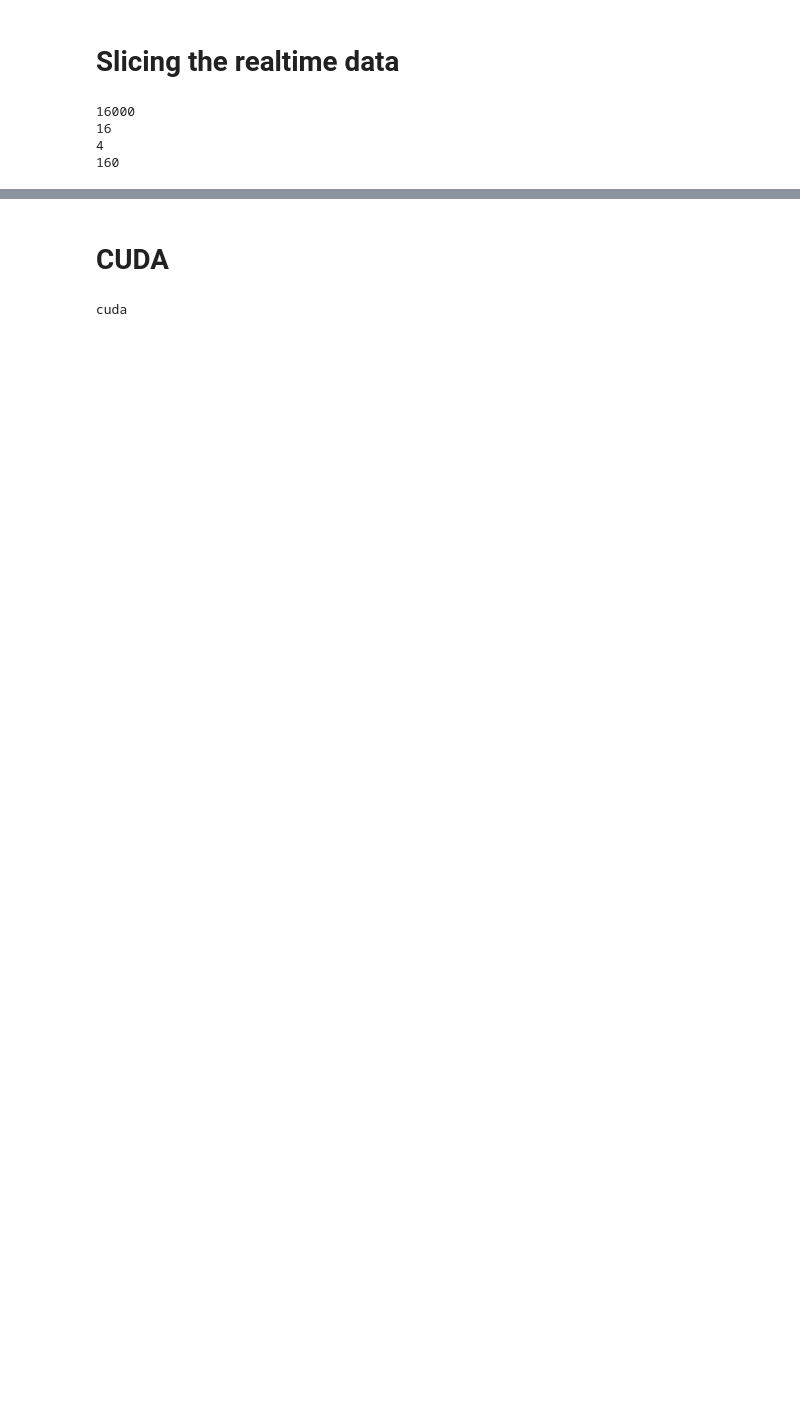
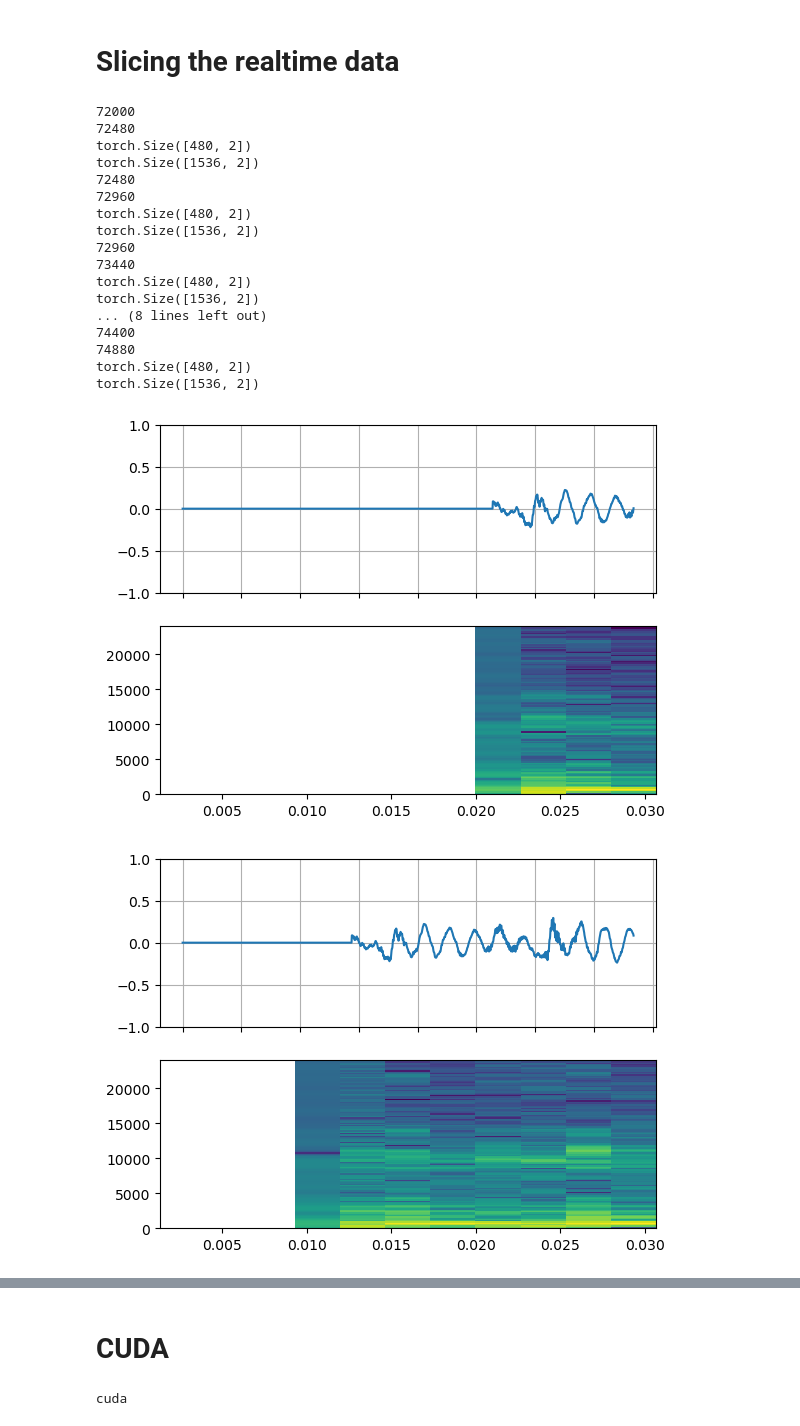
Before and after one commit to roboav8r/ros_audition, a Jupyter notebook: TorchAudio tester.ipynb, the cells around one changed output, grey strips where cells are left out. Saved outputs shown, nothing was run; the diff lists cells and outputs as text; code cells hidden in the pictures; blank space fills up the shorter version.

```diff
--- a/TorchAudio tester.ipynb
+++ b/TorchAudio tester.ipynb
@@ -73,13 +73,57 @@ tensor([ 0.0128,  0.0135,  0.0034,  ..., -0.0049, -0.0054, -0.0037])
 # %% [markdown]
 # Slicing the realtime data
-# %%
-bundle=torchaudio.pipelines.EMFORMER_RNNT_BASE_LIBRISPEECH
-print(bundle.sample_rate)
-print(bundle.segment_length)
-print(bundle.right_context_length)
-print(bundle.hop_length)
-# %% [output]
-16000
-16
-4
-160
+# %%
+out_sample_rate=48000
+def disp_waveform(waveform):
+    _, axs = plt.subplots(2, 1)
+    axs[0].plot(waveform)
+    axs[0].grid(True)
+    axs[0].set_ylim([-1, 1])
+    plt.setp(axs[0].get_xticklabels(), visible=False)
+    axs[1].specgram(waveform, Fs=out_sample_rate)
+    return IPython.display.Audio(waveform.T, rate=out_sample_rate)
+# %%
+hop_length = 480
+frame_length = 1536
+
+# hop_length = 3
+# frame_length = 10
+n_channels = 2
+chan = 0
+
+hop_segment = torch.zeros([hop_length])
+frame_segment = torch.zeros([frame_length, n_channels])
+
+for ii in range(150,156,1):
+    hop_start_i = ii*hop_length
+    hop_end_i = (ii+1)*hop_length
+    print(hop_start_i)
+    print(hop_end_i)
+    hop_segment = chunks[0][hop_start_i:hop_end_i,:]
+    print(hop_segment.size())
+
+
+    frame_segment = torch.roll(frame_segment,-hop_length,0)
+    frame_segment[-hop_length:,:] = hop_segment
+    print(frame_segment.size())
+    disp_waveform(frame_segment[:,chan])
+# %% [output]
+72000
+72480
+torch.Size([480, 2])
+torch.Size([1536, 2])
+72480
+72960
+torch.Size([480, 2])
+torch.Size([1536, 2])
+72960
+73440
+torch.Size([480, 2])
+torch.Size([1536, 2])
+... (8 lines left out)
+74400
+74880
+torch.Size([480, 2])
+torch.Size([1536, 2])
+[figure, added]
+[figure, added]
```
Also changed, not shown: parts of 3 cells of this notebook, 2 other files.
